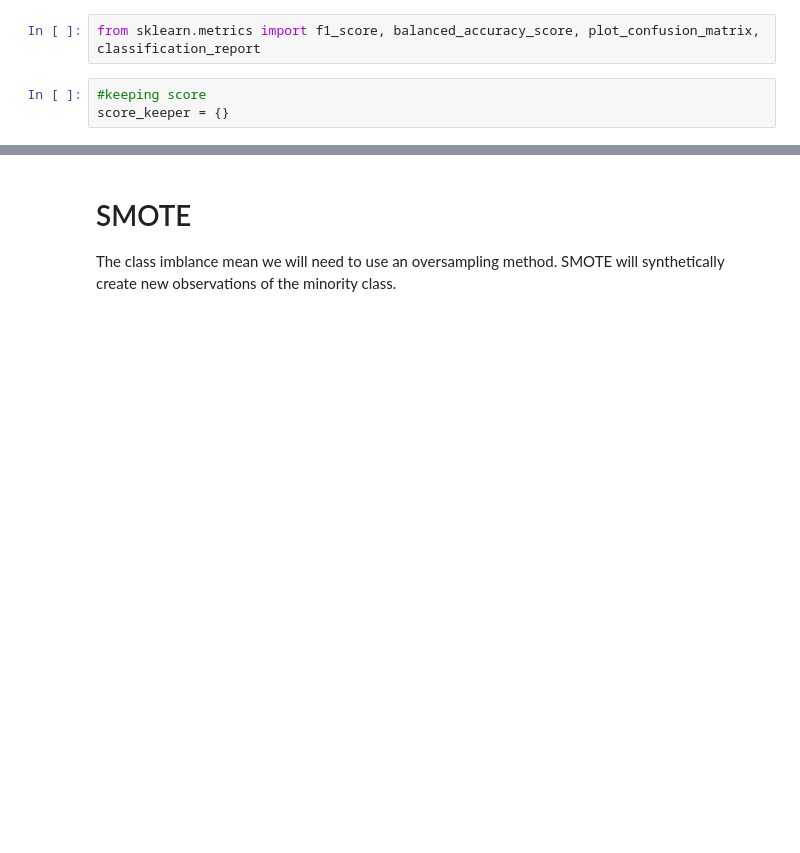
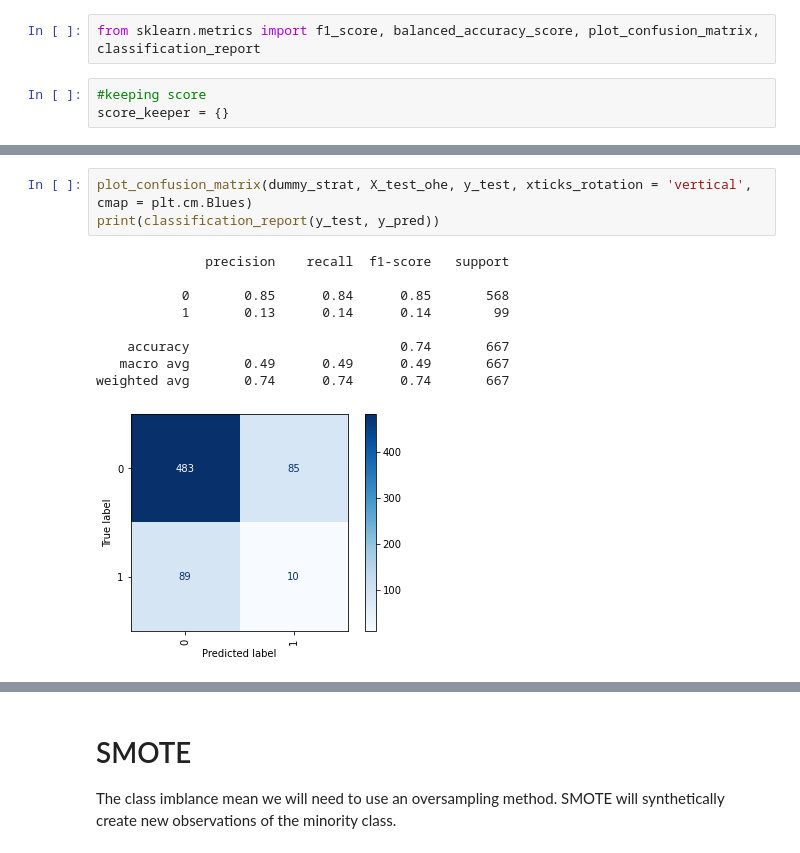
Before and after one commit to ptorres001/customer_churn, a Jupyter notebook: 02_Modeling.ipynb, the cells around one changed output, grey strips where cells are left out. Drawn from its saved outputs; the diff is of its cells as text; blank space fills up the shorter version.

```diff
--- a/02_Modeling.ipynb
+++ b/02_Modeling.ipynb
@@ -90,2 +135,15 @@ score_keeper = {}
+# %%
+plot_confusion_matrix(dummy_strat, X_test_ohe, y_test, xticks_rotation = 'vertical', cmap = plt.cm.Blues)
+print(classification_report(y_test, y_pred))
+# %% [output]
+              precision    recall  f1-score   support
+
+           0       0.85      0.84      0.85       568
+           1       0.13      0.14      0.14        99
+
+    accuracy                           0.74       667
+   macro avg       0.49      0.49      0.49       667
+weighted avg       0.74      0.74      0.74       667
+[figure, added]
 # %%
 from sklearn.dummy import DummyClassifier
```
Also changed, not shown: parts of 9 cells of this notebook.
